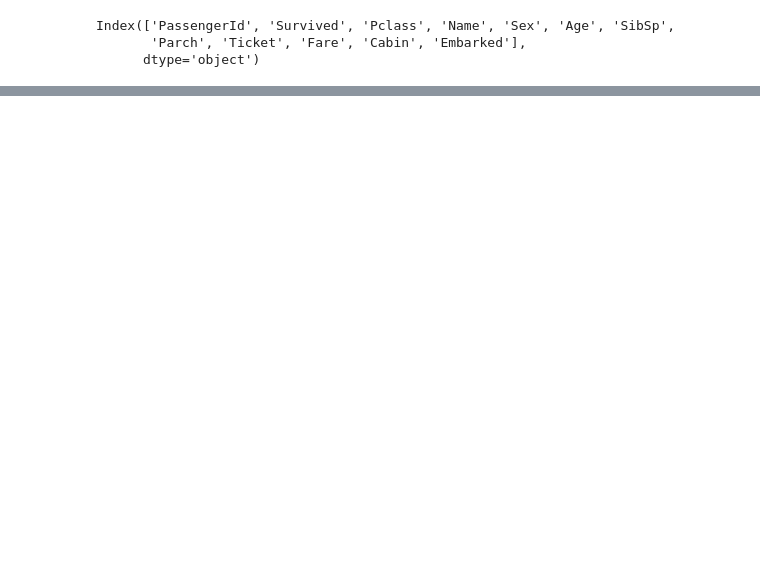
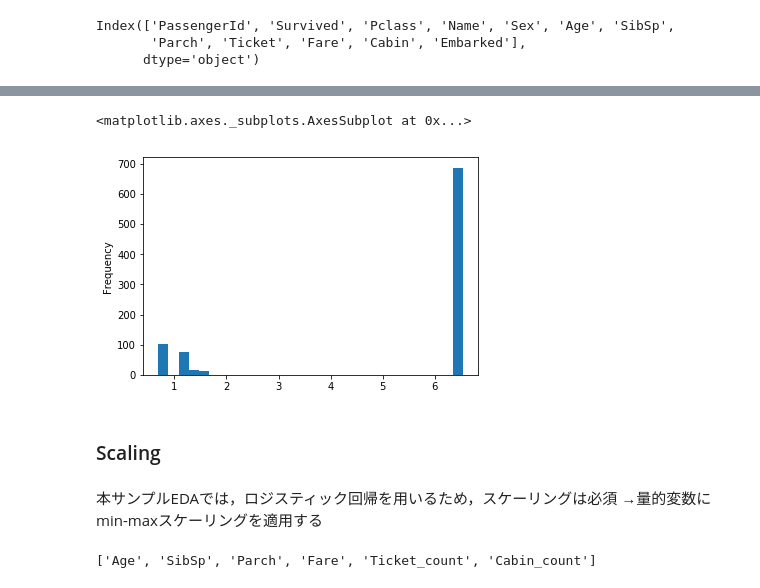
Before and after one commit to ababa831/sagemaker_mlops_demo, a Jupyter notebook: custom_algorithms/kaggle_titanic/logistic_regression/container/api/apps/experiments/titanic_sklearn_logistic_regression_sample_experiment.ipynb, the cells around one changed output, grey strips where cells are left out. Cells and saved outputs as stored; diff of their text form; code cells hidden in the pictures; blank space fills up the shorter version.

```diff
--- a/custom_algorithms/kaggle_titanic/logistic_regression/container/api/apps/experiments/titanic_sklearn_logistic_regression_sample_experiment.ipynb
+++ b/custom_algorithms/kaggle_titanic/logistic_regression/container/api/apps/experiments/titanic_sklearn_logistic_regression_sample_experiment.ipynb
@@ -170,0 +255,17 @@ cols_to_count = ['Ticket', 'Cabin']
+# %%
+df_train['Cabin_count'].plot.hist(bins=30)
+# %% [output]
+<matplotlib.axes._subplots.AxesSubplot at 0x...>
+[figure, added]
+# %% [markdown]
+### Scaling
+# %% [markdown]
+本サンプルEDAでは，ロジスティック回帰を用いるため，スケーリングは必須
+→量的変数にmin-maxスケーリングを適用する
+# %%
+counts = [f'{col}_count' for col in cols_to_count]
+
+cols_quantitative += counts
+cols_quantitative
+# %% [output]
+['Age', 'SibSp', 'Parch', 'Fare', 'Ticket_count', 'Cabin_count']
```
Also changed, not shown: parts of 36 cells of this notebook.
